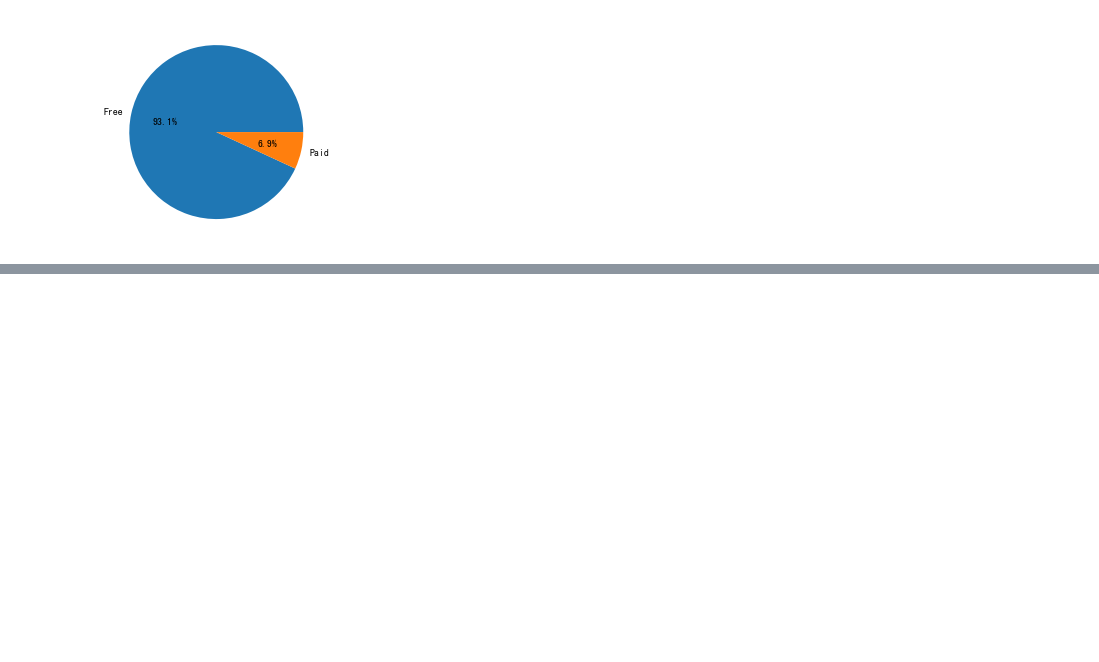
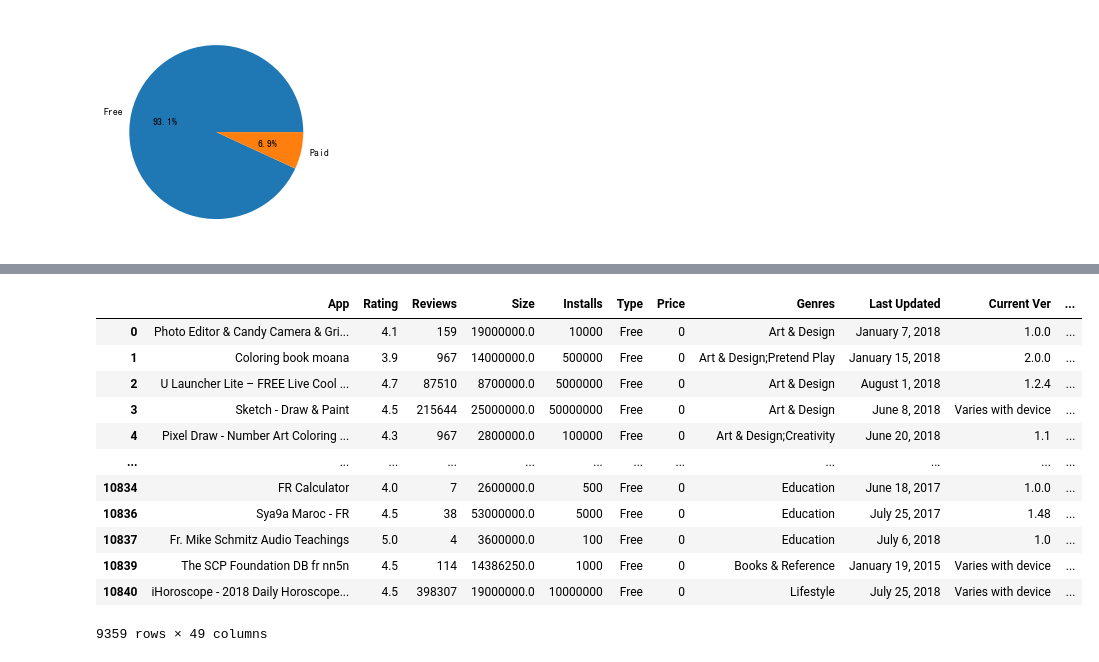
Before and after one commit to schien0525/data_project, a Jupyter notebook: Google Play Store Apps/GooglePlay.ipynb, the cells around one changed output, grey strips where cells are left out. Drawn from its saved outputs; the diff is of its cells as text; code cells hidden in the pictures; blank space fills up the shorter version.

Commit message:
Update Google Play

```diff
--- a/Google Play Store Apps/GooglePlay.ipynb
+++ b/Google Play Store Apps/GooglePlay.ipynb
@@ -194,0 +239,23 @@ fig = plt.pie(y, labels = x, autopct="%.1f%%")
+# %%
+# Drop unrated app
+df = df[df['Content Rating'] != 'Unrated']
+# %%
+# df = pd.get_dummies(df, columns= ['Type'])
+df = pd.get_dummies(df, columns= ['Category'])
+df = pd.get_dummies(df, columns= ['Content Rating'])
+# %%
+df
+# %% [output]
+|  | App | Rating | Reviews | Size | Installs | Type | Price | Genres | Last Updated | Current Ver | ... |
+| 0 | Photo Editor & Candy Camera & Gri... | 4.1 | 159 | 19000000.0 | 10000 | Free | 0 | Art & Design | January 7, 2018 | 1.0.0 | ... |
+| 1 | Coloring book moana | 3.9 | 967 | 14000000.0 | 500000 | Free | 0 | Art & Design;Pretend Play | January 15, 2018 | 2.0.0 | ... |
+| 2 | U Launcher Lite – FREE Live Cool ... | 4.7 | 87510 | 8700000.0 | 5000000 | Free | 0 | Art & Design | August 1, 2018 | 1.2.4 | ... |
+| 3 | Sketch - Draw & Paint | 4.5 | 215644 | 25000000.0 | 50000000 | Free | 0 | Art & Design | June 8, 2018 | Varies with device | ... |
+| 4 | Pixel Draw - Number Art Coloring ... | 4.3 | 967 | 2800000.0 | 100000 | Free | 0 | Art & Design;Creativity | June 20, 2018 | 1.1 | ... |
+| ... | ... | ... | ... | ... | ... | ... | ... | ... | ... | ... | ... |
+| 10834 | FR Calculator | 4.0 | 7 | 2600000.0 | 500 | Free | 0 | Education | June 18, 2017 | 1.0.0 | ... |
+| 10836 | Sya9a Maroc - FR | 4.5 | 38 | 53000000.0 | 5000 | Free | 0 | Education | July 25, 2017 | 1.48 | ... |
+| 10837 | Fr. Mike Schmitz Audio Teachings | 5.0 | 4 | 3600000.0 | 100 | Free | 0 | Education | July 6, 2018 | 1.0 | ... |
+| 10839 | The SCP Foundation DB fr nn5n | 4.5 | 114 | 14386250.0 | 1000 | Free | 0 | Books & Reference | January 19, 2015 | Varies with device | ... |
+| 10840 | iHoroscope - 2018 Daily Horoscope... | 4.5 | 398307 | 19000000.0 | 10000000 | Free | 0 | Lifestyle | July 25, 2018 | Varies with device | ... |
+9359 rows × 49 columns
```
Also changed, not shown: parts of 14 cells of this notebook.
